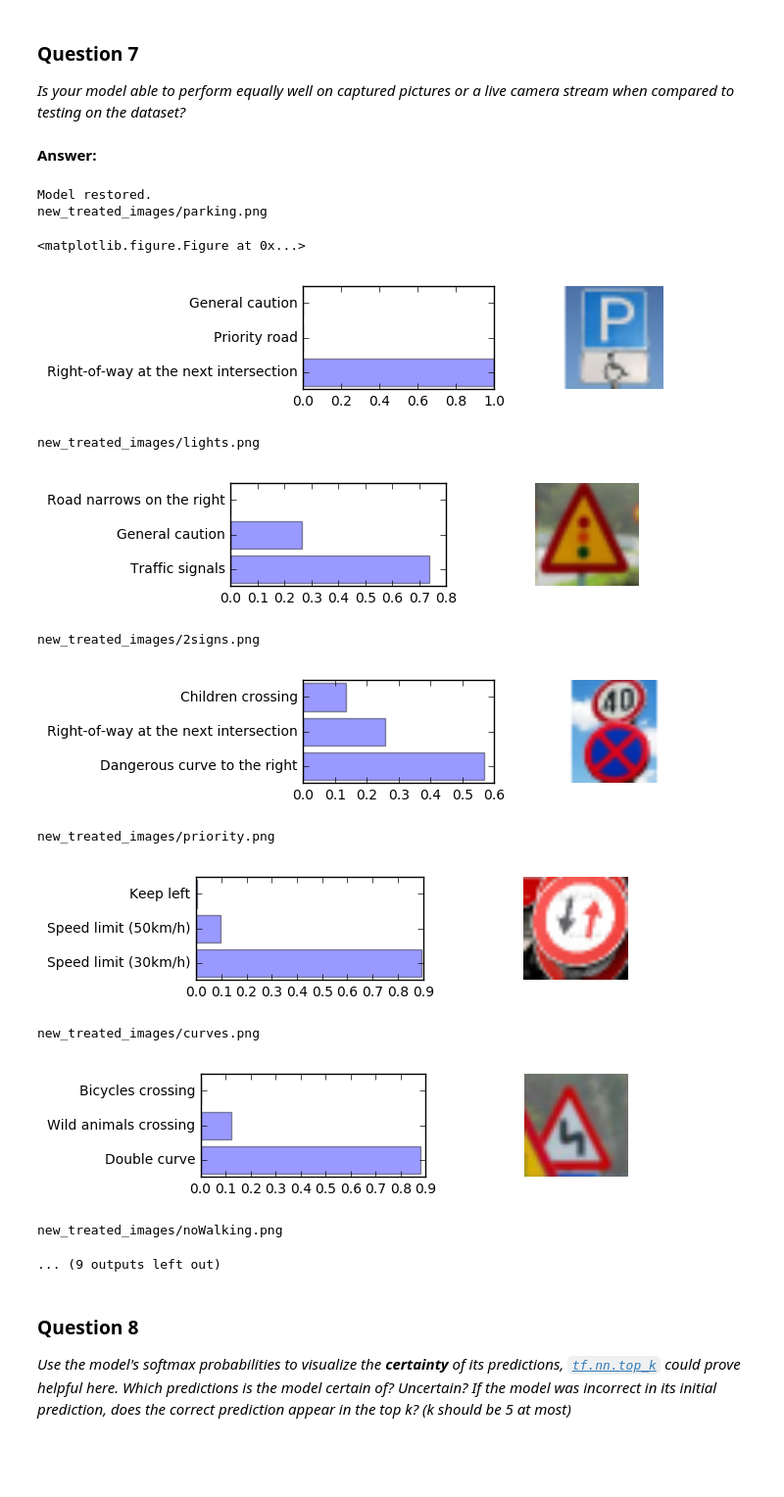
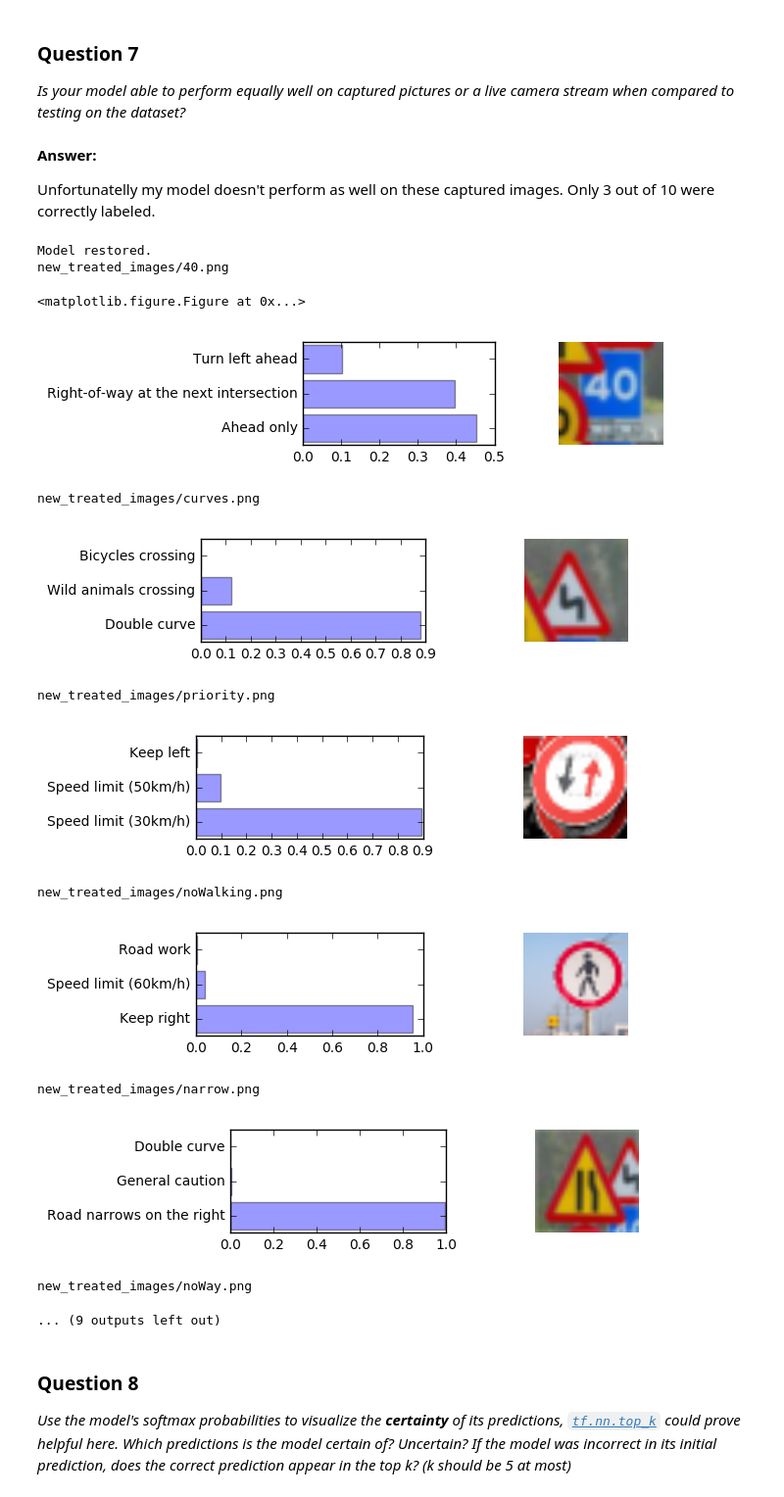
Before and after one commit to ninopereira/Traffic_Signs_Classification_NN, a Jupyter notebook: Traffic_Signs_Recognition-NP.ipynb, the cells around one changed output. Shown at 98% size. Cells and saved outputs as stored; diff of their text form; code cells hidden in the pictures; blank space fills up the shorter version.

```diff
--- a/Traffic_Signs_Recognition-NP.ipynb
+++ b/Traffic_Signs_Recognition-NP.ipynb
@@ -550,23 +583,9 @@ with tf.Session() as sess:
     accuracy = tf.reduce_mean(tf.cast(correct_prediction, "float"))
 
     # we need to reshape test data
-    batch_size = 1280
-    validation_data, validation_labels = next_batch(X_test_gray, y_test, batch_size)
-    print("Accuracy:", accuracy.eval({x: validation_data, y: validation_labels, dropout: 1.0}))
+    batch_size = 1280 # reduced set to prevent PC from crashing
+    test_data, test_labels = next_batch(X_test_gray, y_test, batch_size)
+    print("Accuracy:", accuracy.eval({x: test_data, y: test_labels, keep_prob: 1.0}))
 # %% [output]
 Model restored.
 Accuracy: 0.923437
-# %%
-# Check Accuracy on test data
-with tf.Session() as sess:
-    # Restore variables from disk.
-    saver.restore(sess, "model.ckpt")
-    print("Model restored.")
-    # Test model
-    correct_prediction = tf.equal(tf.argmax(logits, 1), tf.argmax(y, 1))
-    # Calculate accuracy
-    accuracy = tf.reduce_mean(tf.cast(correct_prediction, "float"))
-    # we need to reshape test data
-    batch_size = 1280
-    validation_data, validation_labels = next_batch(X_test_gray, y_test, batch_size)
-    print("Accuracy:", accuracy.eval({x: validation_data, y: validation_labels, dropout: 1.0}))
@@ -603,18 +635,17 @@ Use the code cell (or multiple code cells, if necessary) to implement the first
 ### Feel free to use as many code cells as needed.
 # %%
 #from PIL import Image
+import glob
 import cv2
 from numpy import array
-#import glob
+
 image_list = []
 filename_list = []
-for filename in glob.glob('new_treated_images/*'):
-    #im=Image.open(filename)
+for filename in glob.glob('new_treated_images/*.png'):
     filename_list.append(filename)
     im = cv2.imread(filename)
     im = cv2.cvtColor(im,cv2.COLOR_BGR2RGB)
     im = cv2.resize(im,(32,32),interpolation = cv2.INTER_AREA)
-    #image_list.append(np.asarray(im))
     image_list.append(im)
 
 print("There are ",len(image_list),"images in the folder.")
@@ -697,10 +733,12 @@ with tf.Session() as sess:
     saver.restore(sess, "model.ckpt")
     print("Model restored.")
     # Test model
-    prediction = sess.run(tf.argmax(logits, 1), feed_dict={x:image_list_gray_rs, dropout:1.0})
+    prediction = sess.run(tf.argmax(logits, 1), feed_dict={x:image_list_gray_rs, keep_prob:1.0})
     print (prediction)
-    plotImageSet(image_list)
+    plotImageSet(image_list_gray,'gray')
+    count = 0
     for pred in prediction:
-        print("Prediction: ",pred," label = ", label_to_name_map[pred])
+        print("Prediction on ",filename_list[count]," is ",pred," meaning: ", label_to_name_map[pred])
+        count = count + 1
 # %% [output]
 Model restored.
@@ -720,8 +758,10 @@ Prediction:  10  label =  No passing for vechiles over 3.5 metric tons
 ### Question 7
 
 _Is your model able to perform equally well on captured pictures or a live camera stream when compared to testing on the dataset?_
-# %% [markdown]
-**Answer:**
+# %% [markdown]
+**Answer:**
+
+Unfortunatelly my model doesn't perform as well on these captured images. Only 3 out of 10 were correctly labeled.
 # %%
 ### Visualize the softmax probabilities here.
 ### Feel free to use as many code cells as needed.
@@ -732,48 +772,48 @@ with tf.Session() as sess:
     saver.restore(sess, "model.ckpt")
     print("Model restored.")
     # compute softmax probabilities
-    softmax = sess.run(tf.nn.softmax(logits), feed_dict={x: image_list_gray_rs, dropout: 1.0})
+    softmax = sess.run(tf.nn.softmax(logits), feed_dict={x: image_list_gray_rs, keep_prob: 1.0})
     most_prob,index = tf.nn.top_k(softmax, k = 3)
     most_prob = most_prob.eval()
     index = index.eval()
     fig = plt.figure()
     count = 1
 
     for i in range(len(most_prob)):
 
         fig = plt.figure(figsize=(8, 1.6))
 
         gs = gridspec.GridSpec(1, 2, width_ratios=[1, 2])
         ax0 = plt.subplot(gs[0])
         ax0.barh(range(len(most_prob[i])), most_prob[i], align='center', alpha=0.4)
         labels = []
         y_pos = range(len(most_prob[i]))
         for j in index[i]:
             labels.append(label_to_name_map[j])
         plt.yticks(y_pos, labels)
         ax1 = plt.subplot(gs[1])
         image = image_list[count-1]
         ax1.imshow(image)
         ax1.axis('off')
         plt.tight_layout()
         plt.grid()
         print(filename_list[count-1])
         count = count +1
         plt.show()
 # %% [output]
 Model restored.
-new_treated_images/parking.png
+new_treated_images/40.png
 <matplotlib.figure.Figure at 0x...>
-[figure, old version]
+[figure, new version]
-new_treated_images/lights.png
+new_treated_images/curves.png
-[figure, old version]
+[figure, new version]
-new_treated_images/2signs.png
+new_treated_images/priority.png
-[figure, old version]
+[figure, new version]
-new_treated_images/priority.png
+new_treated_images/noWalking.png
-[figure, old version]
+[figure, new version]
-new_treated_images/curves.png
+new_treated_images/narrow.png
-[figure, old version]
+[figure, new version]
-new_treated_images/noWalking.png
+new_treated_images/noWay.png
 ... (9 outputs left out)
 # %% [markdown]
 ### Question 8
```
Also changed, not shown: parts of 24 cells of this notebook, 1 other file.
